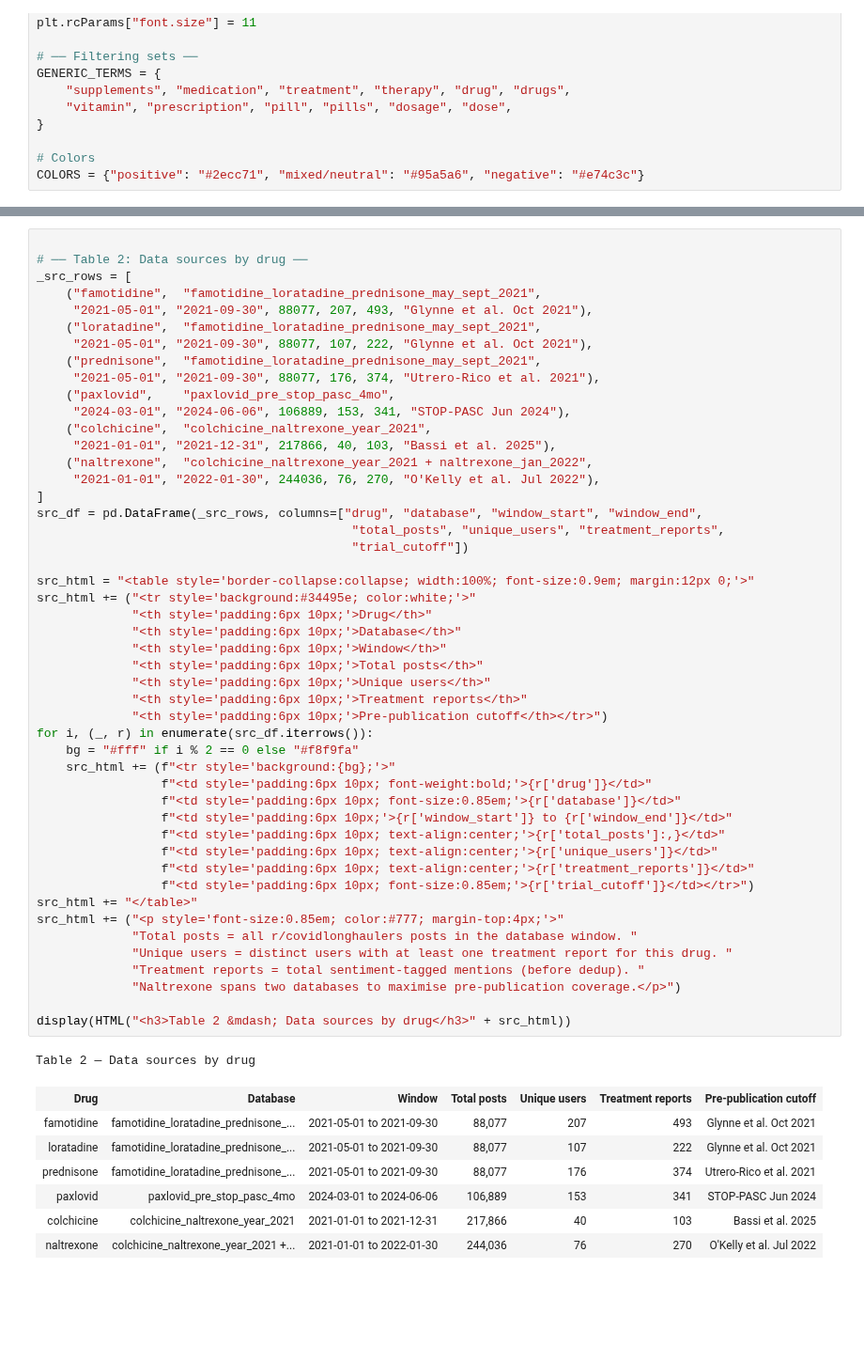
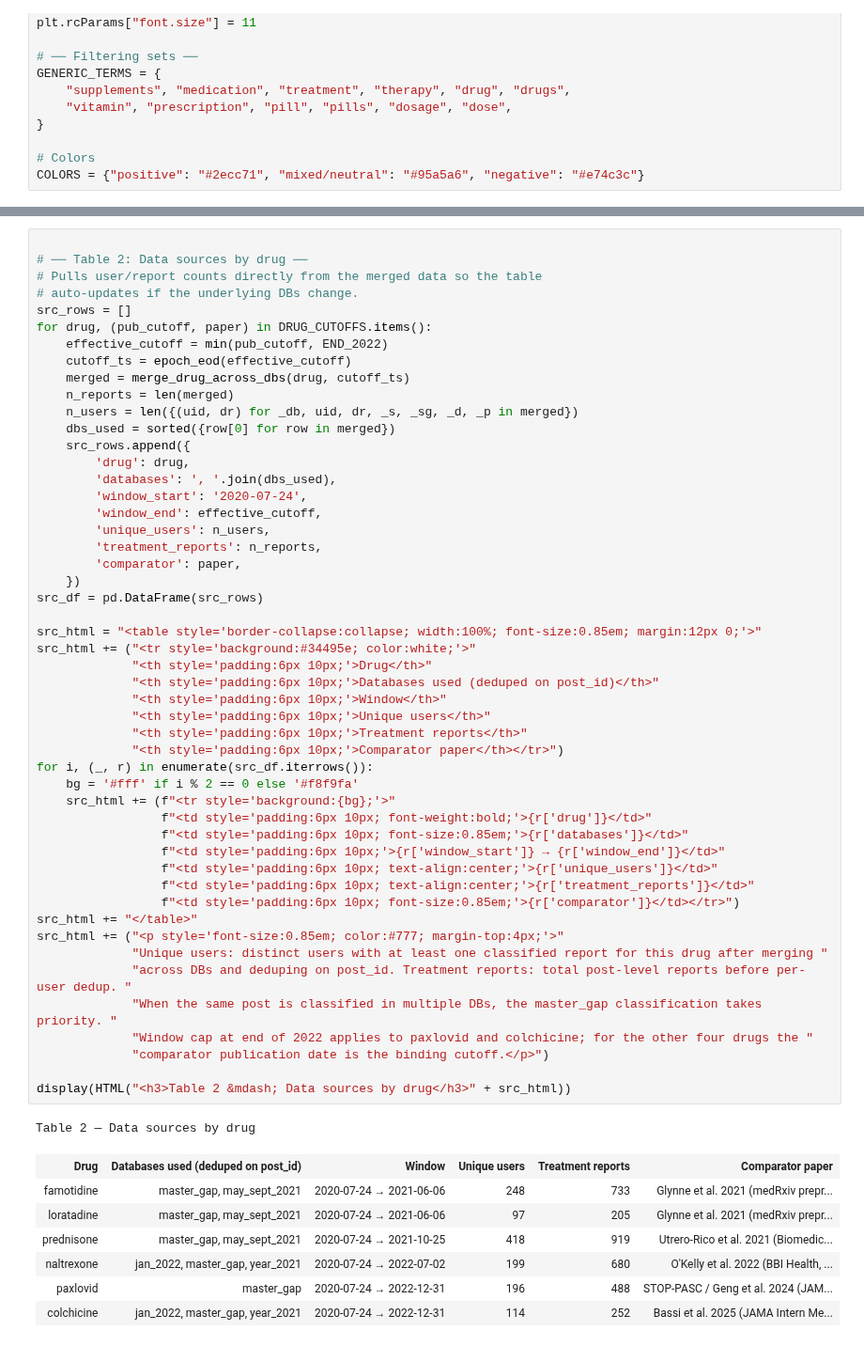
Before and after one commit to Ely-S/PatientPunk, a Jupyter notebook: docs/RCT_historical_validation/output/paper_figures_executed.ipynb, the cells around one changed output, grey strips where cells are left out. Shown at 94% size. Saved outputs shown, nothing was run; the diff lists cells and outputs as text; blank space fills up the shorter version.

```diff
--- a/docs/RCT_historical_validation/output/paper_figures_executed.ipynb
+++ b/docs/RCT_historical_validation/output/paper_figures_executed.ipynb
@@ -270,57 +308,59 @@ Each user contributes one data point per drug (best-report dedup). All sentiment
 # %%
 
 # ── Table 2: Data sources by drug ──
-_src_rows = [
-    ("famotidine",  "famotidine_loratadine_prednisone_may_sept_2021",
-     "2021-05-01", "2021-09-30", 88077, 207, 493, "Glynne et al. Oct 2021"),
-    ("loratadine",  "famotidine_loratadine_prednisone_may_sept_2021",
-     "2021-05-01", "2021-09-30", 88077, 107, 222, "Glynne et al. Oct 2021"),
-    ("prednisone",  "famotidine_loratadine_prednisone_may_sept_2021",
-     "2021-05-01", "2021-09-30", 88077, 176, 374, "Utrero-Rico et al. 2021"),
-    ("paxlovid",    "paxlovid_pre_stop_pasc_4mo",
-     "2024-03-01", "2024-06-06", 106889, 153, 341, "STOP-PASC Jun 2024"),
-    ("colchicine",  "colchicine_naltrexone_year_2021",
-     "2021-01-01", "2021-12-31", 217866, 40, 103, "Bassi et al. 2025"),
-    ("naltrexone",  "colchicine_naltrexone_year_2021 + naltrexone_jan_2022",
-     "2021-01-01", "2022-01-30", 244036, 76, 270, "O'Kelly et al. Jul 2022"),
-]
-src_df = pd.DataFrame(_src_rows, columns=["drug", "database", "window_start", "window_end",
-                                           "total_posts", "unique_users", "treatment_reports",
-                                           "trial_cutoff"])
+# Pulls user/report counts directly from the merged data so the table
+# auto-updates if the underlying DBs change.
+src_rows = []
+for drug, (pub_cutoff, paper) in DRUG_CUTOFFS.items():
+    effective_cutoff = min(pub_cutoff, END_2022)
+    cutoff_ts = epoch_eod(effective_cutoff)
+    merged = merge_drug_across_dbs(drug, cutoff_ts)
+    n_reports = len(merged)
+    n_users = len({(uid, dr) for _db, uid, dr, _s, _sg, _d, _p in merged})
+    dbs_used = sorted({row[0] for row in merged})
+    src_rows.append({
+        'drug': drug,
+        'databases': ', '.join(dbs_used),
+        'window_start': '2020-07-24',
+        'window_end': effective_cutoff,
+        'unique_users': n_users,
+        'treatment_reports': n_reports,
+        'comparator': paper,
+    })
+src_df = pd.DataFrame(src_rows)
 
-src_html = "<table style='border-collapse:collapse; width:100%; font-size:0.9em; margin:12px 0;'>"
+src_html = "<table style='border-collapse:collapse; width:100%; font-size:0.85em; margin:12px 0;'>"
 src_html += ("<tr style='background:#34495e; color:white;'>"
              "<th style='padding:6px 10px;'>Drug</th>"
-             "<th style='padding:6px 10px;'>Database</th>"
+             "<th style='padding:6px 10px;'>Databases used (deduped on post_id)</th>"
              "<th style='padding:6px 10px;'>Window</th>"
-             "<th style='padding:6px 10px;'>Total posts</th>"
              "<th style='padding:6px 10px;'>Unique users</th>"
              "<th style='padding:6px 10px;'>Treatment reports</th>"
-             "<th style='padding:6px 10px;'>Pre-publication cutoff</th></tr>")
+             "<th style='padding:6px 10px;'>Comparator paper</th></tr>")
 for i, (_, r) in enumerate(src_df.iterrows()):
-    bg = "#fff" if i % 2 == 0 else "#f8f9fa"
+    bg = '#fff' if i % 2 == 0 else '#f8f9fa'
     src_html += (f"<tr style='background:{bg};'>"
                  f"<td style='padding:6px 10px; font-weight:bold;'>{r['drug']}</td>"
-                 f"<td style='padding:6px 10px; font-size:0.85em;'>{r['database']}</td>"
-                 f"<td style='padding:6px 10px;'>{r['window_start']} to {r['window_end']}</td>"
-                 f"<td style='padding:6px 10px; text-align:center;'>{r['total_posts']:,}</td>"
+                 f"<td style='padding:6px 10px; font-size:0.85em;'>{r['databases']}</td>"
+                 f"<td style='padding:6px 10px;'>{r['window_start']} → {r['window_end']}</td>"
                  f"<td style='padding:6px 10px; text-align:center;'>{r['unique_users']}</td>"
                  f"<td style='padding:6px 10px; text-align:center;'>{r['treatment_reports']}</td>"
-                 f"<td style='padding:6px 10px; font-size:0.85em;'>{r['trial_cutoff']}</td></tr>")
+                 f"<td style='padding:6px 10px; font-size:0.85em;'>{r['comparator']}</td></tr>")
 src_html += "</table>"
 src_html += ("<p style='font-size:0.85em; color:#777; margin-top:4px;'>"
-             "Total posts = all r/covidlonghaulers posts in the database window. "
-             "Unique users = distinct users with at least one treatment report for this drug. "
-             "Treatment reports = total sentiment-tagged mentions (before dedup). "
-             "Naltrexone spans two databases to maximise pre-publication coverage.</p>")
+             "Unique users: distinct users with at least one classified report for this drug after merging "
+             "across DBs and deduping on post_id. Treatment reports: total post-level reports before per-user dedup. "
+             "When the same post is classified in multiple DBs, the master_gap classification takes priority. "
+             "Window cap at end of 2022 applies to paxlovid and colchicine; for the other four drugs the "
+             "comparator publication date is the binding cutoff.</p>")
 
 display(HTML("<h3>Table 2 &mdash; Data sources by drug</h3>" + src_html))
 # %% [output]
 Table 2 — Data sources by drug
-| Drug | Database | Window | Total posts | Unique users | Treatment reports | Pre-publication cutoff |
-| famotidine | famotidine_loratadine_prednisone_... | 2021-05-01 to 2021-09-30 | 88,077 | 207 | 493 | Glynne et al. Oct 2021 |
-| loratadine | famotidine_loratadine_prednisone_... | 2021-05-01 to 2021-09-30 | 88,077 | 107 | 222 | Glynne et al. Oct 2021 |
-| prednisone | famotidine_loratadine_prednisone_... | 2021-05-01 to 2021-09-30 | 88,077 | 176 | 374 | Utrero-Rico et al. 2021 |
-| paxlovid | paxlovid_pre_stop_pasc_4mo | 2024-03-01 to 2024-06-06 | 106,889 | 153 | 341 | STOP-PASC Jun 2024 |
-| colchicine | colchicine_naltrexone_year_2021 | 2021-01-01 to 2021-12-31 | 217,866 | 40 | 103 | Bassi et al. 2025 |
-| naltrexone | colchicine_naltrexone_year_2021 +... | 2021-01-01 to 2022-01-30 | 244,036 | 76 | 270 | O'Kelly et al. Jul 2022 |
+| Drug | Databases used (deduped on post_id) | Window | Unique users | Treatment reports | Comparator paper |
+| famotidine | master_gap, may_sept_2021 | 2020-07-24 → 2021-06-06 | 248 | 733 | Glynne et al. 2021 (medRxiv prepr... |
+| loratadine | master_gap, may_sept_2021 | 2020-07-24 → 2021-06-06 | 97 | 205 | Glynne et al. 2021 (medRxiv prepr... |
+| prednisone | master_gap, may_sept_2021 | 2020-07-24 → 2021-10-25 | 418 | 919 | Utrero-Rico et al. 2021 (Biomedic... |
+| naltrexone | jan_2022, master_gap, year_2021 | 2020-07-24 → 2022-07-02 | 199 | 680 | O′Kelly et al. 2022 (BBI Health, ... |
+| paxlovid | master_gap | 2020-07-24 → 2022-12-31 | 196 | 488 | STOP-PASC / Geng et al. 2024 (JAM... |
+| colchicine | jan_2022, master_gap, year_2021 | 2020-07-24 → 2022-12-31 | 114 | 252 | Bassi et al. 2025 (JAMA Intern Me... |
```
Also changed, not shown: parts of 8 cells of this notebook, 5 other files.
